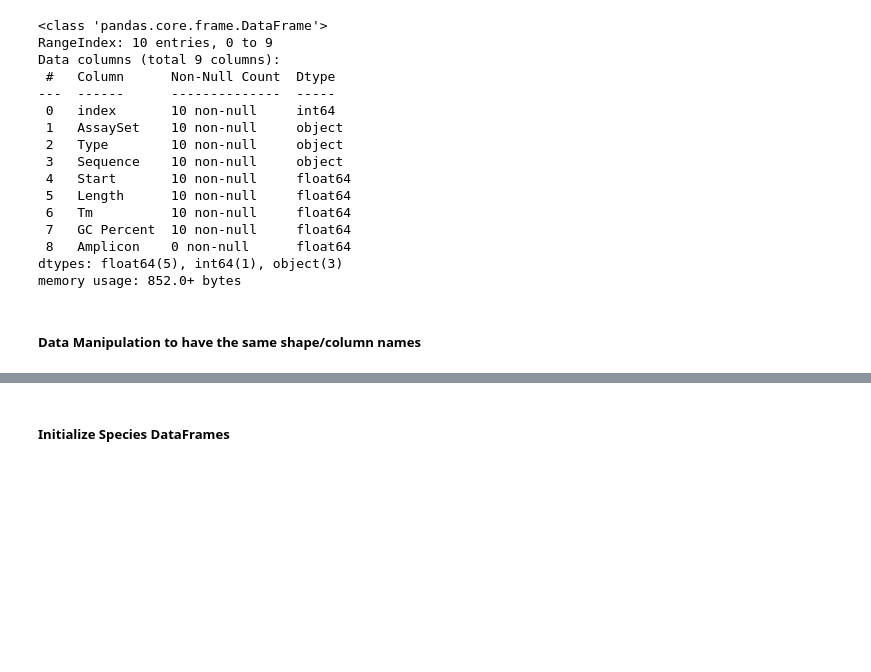
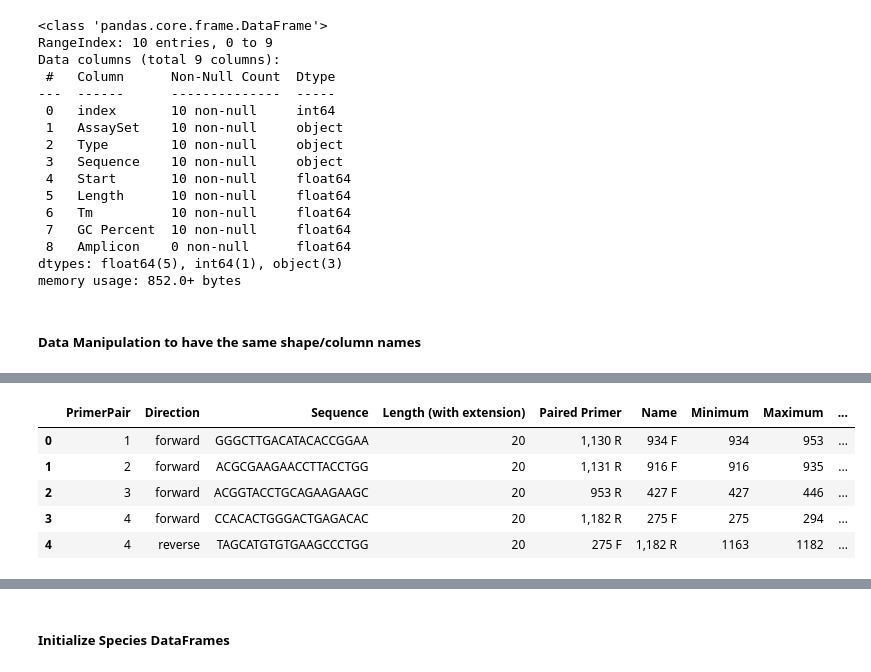
Before and after one commit to Zephyr709/3550-Bioinformatics, a Jupyter notebook: project/primerAnalysis.ipynb, the cells around one changed output, grey strips where cells are left out. Cells and saved outputs as stored; diff of their text form; code cells hidden in the pictures; blank space fills up the shorter version.

```diff
--- a/project/primerAnalysis.ipynb
+++ b/project/primerAnalysis.ipynb
@@ -275,0 +366,10 @@ memory usage: 852.0+ bytes
+# %%
+groupData['Geneious'] = reshapeGroupGeneious(groupData['Geneious'])
+groupData['Geneious'].head()
+# %% [output]
+|  | PrimerPair | Direction | Sequence | Length (with extension) | Paired Primer | Name | Minimum | Maximum | ... |
+| 0 | 1 | forward | GGGCTTGACATACACCGGAA | 20 | 1,130 R | 934 F | 934 | 953 | ... |
+| 1 | 2 | forward | ACGCGAAGAACCTTACCTGG | 20 | 1,131 R | 916 F | 916 | 935 | ... |
+| 2 | 3 | forward | ACGGTACCTGCAGAAGAAGC | 20 | 953 R | 427 F | 427 | 446 | ... |
+| 3 | 4 | forward | CCACACTGGGACTGAGACAC | 20 | 1,182 R | 275 F | 275 | 294 | ... |
+| 4 | 4 | reverse | TAGCATGTGTGAAGCCCTGG | 20 | 275 F | 1,182 R | 1163 | 1182 | ... |
```
Also changed, not shown: parts of 6 cells of this notebook.
